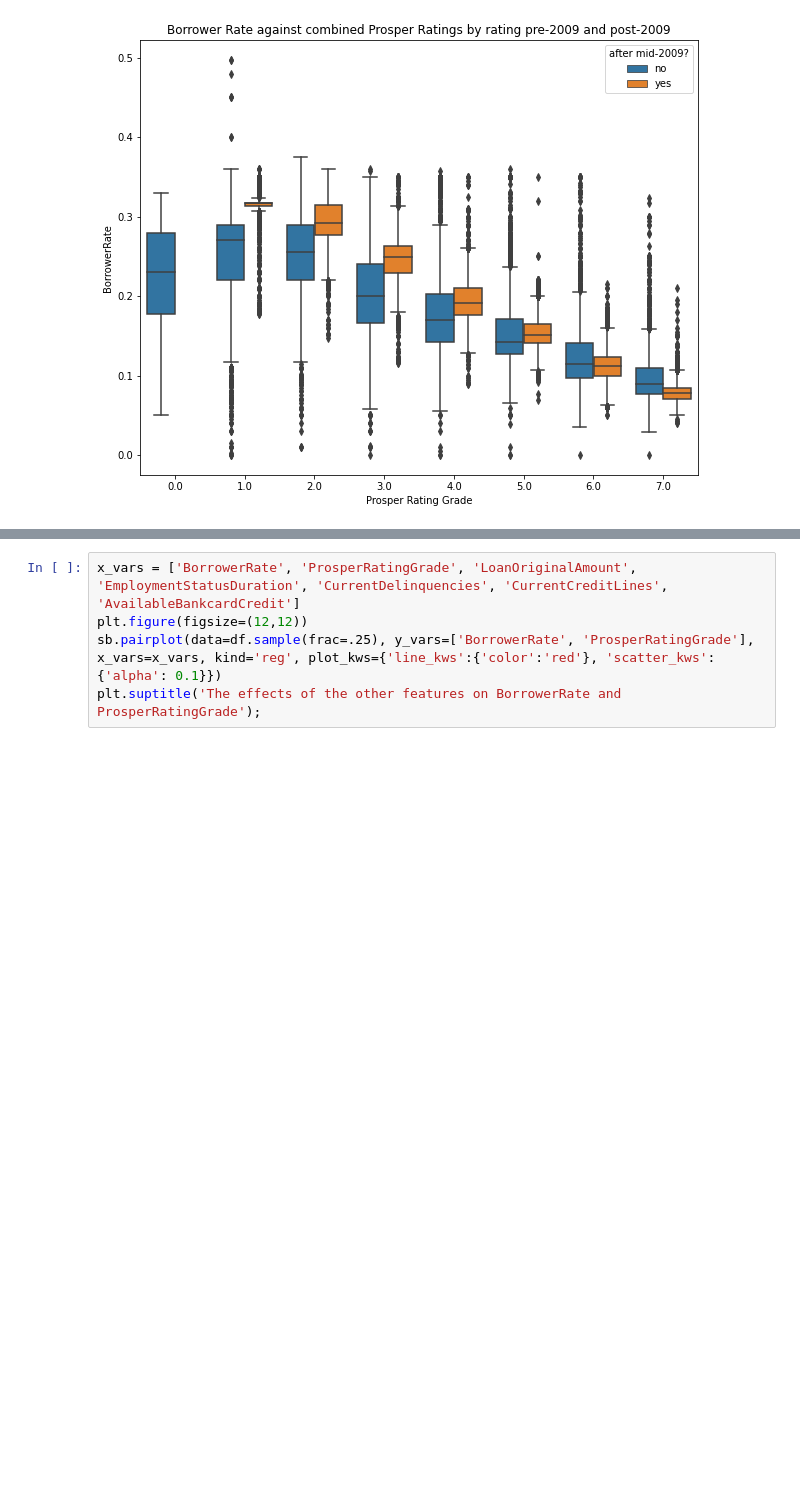
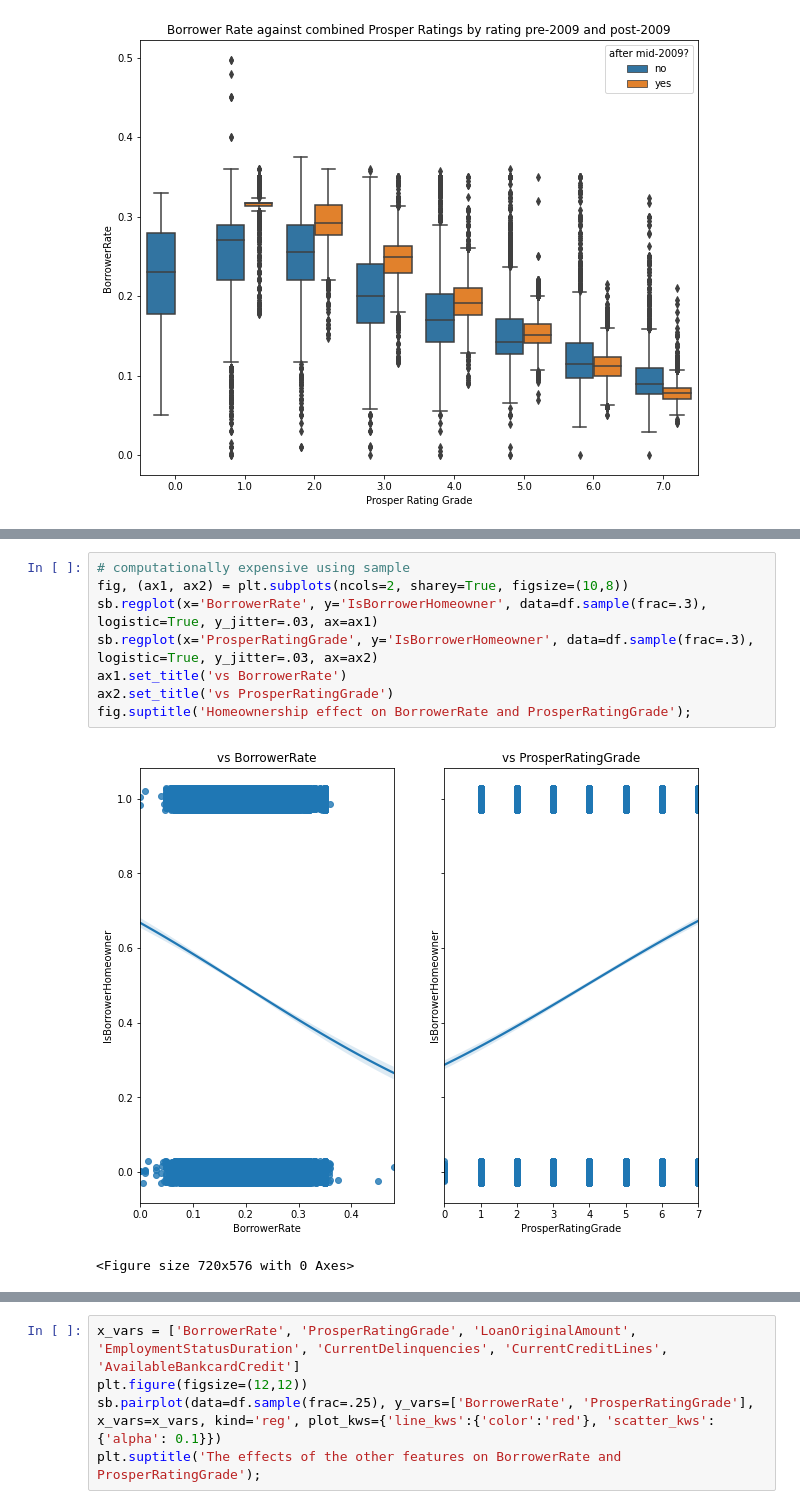
Before and after one commit to alf808/preposterous-octopus, a Jupyter notebook: explanatory_loan_data_slide_deck.ipynb, the cells around one changed output, grey strips where cells are left out. Cells and saved outputs as stored; diff of their text form; blank space fills up the shorter version.

```diff
--- a/explanatory_loan_data_slide_deck.ipynb
+++ b/explanatory_loan_data_slide_deck.ipynb
@@ -245 +251,12 @@ plt.title('Credit Scores against Prosper Rating by rating pre-2009 and post-2009
+# %%
+# computationally expensive using sample
+fig, (ax1, ax2) = plt.subplots(ncols=2, sharey=True, figsize=(10,8))
+sb.regplot(x='BorrowerRate', y='IsBorrowerHomeowner', data=df.sample(frac=.3), logistic=True, y_jitter=.03, ax=ax1)
+sb.regplot(x='ProsperRatingGrade', y='IsBorrowerHomeowner', data=df.sample(frac=.3), logistic=True, y_jitter=.03, ax=ax2)
+ax1.set_title('vs BorrowerRate')
+ax2.set_title('vs ProsperRatingGrade')
+fig.suptitle('Homeownership effect on BorrowerRate and ProsperRatingGrade');
+# %% [output]
+[figure, added]
+<Figure size 720x576 with 0 Axes>
 # %% [markdown]
```
Also changed, not shown: parts of 8 cells of this notebook, 2 other files.
